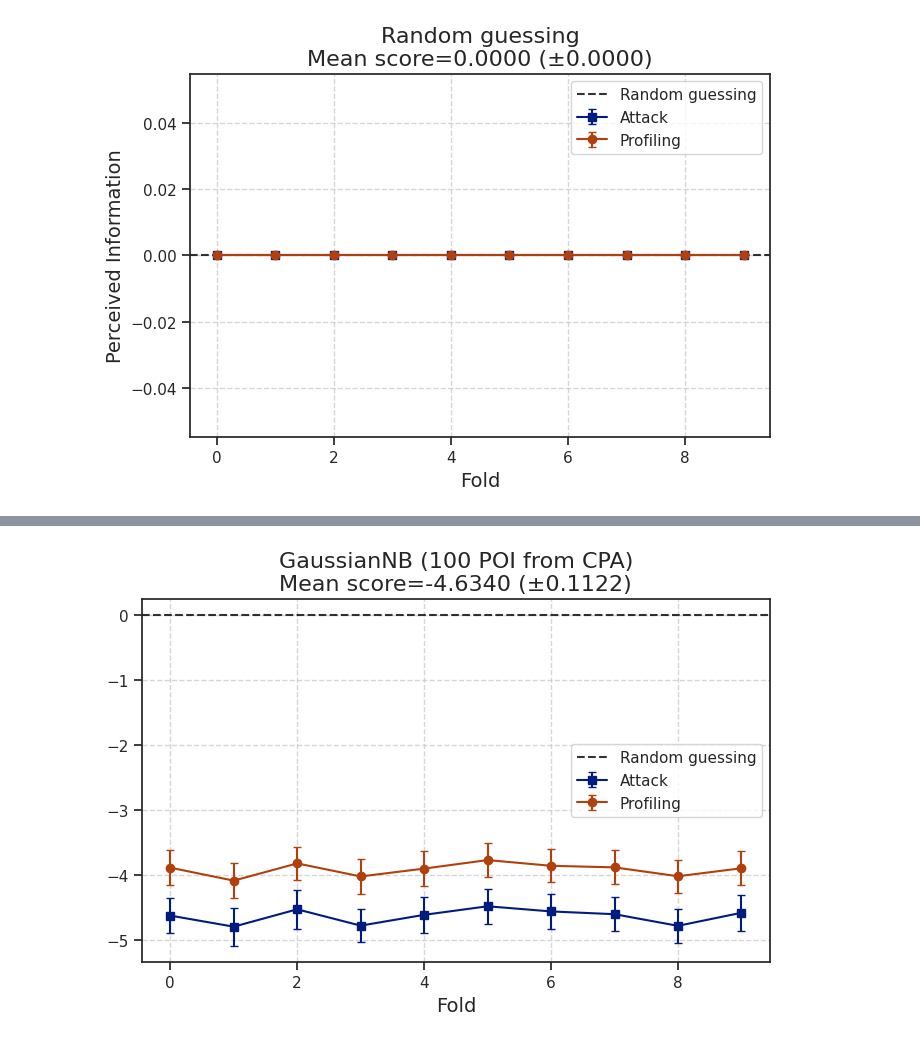
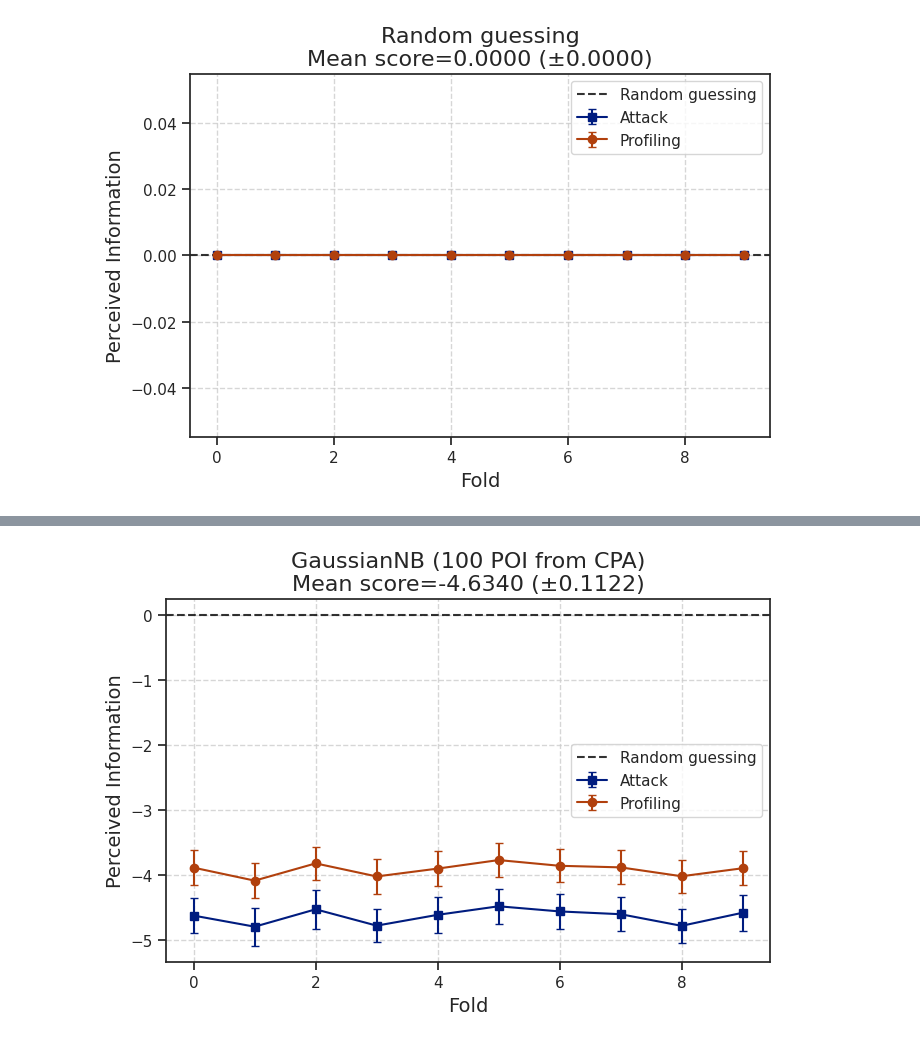
Before and after one commit to pzarczynski/SCA, a Jupyter notebook: notebooks/03_baseline.ipynb, the cells around one changed output, grey strips where cells are left out. Cells and saved outputs as stored; diff of their text form; code cells hidden in the pictures.

```diff
--- a/notebooks/03_baseline.ipynb
+++ b/notebooks/03_baseline.ipynb
@@ -44,7 +44,7 @@ df_gnb, _ = cv(SEED, gnb, X, y, pts, ks, masks, preselect=100)
 [Parallel(n_jobs=1)]: Done 10 out of 10 | elapsed:  1.8min finished
 # %%
 fig, ax = plt.subplots(figsize=(7, 5))
-plots.plot_cv_results(df_gnb, "GaussianNB (100 POI from CPA)", ax=ax, ylab='')
+plots.plot_cv_results(df_gnb, "GaussianNB (100 POI from CPA)", ax=ax)
 plots.savetight(fig, "03_gnb")
 # %% [output]
-[figure, old version]
+[figure, new version]
```
Also changed, not shown: parts of 1 cell of this notebook, 33 other files.
